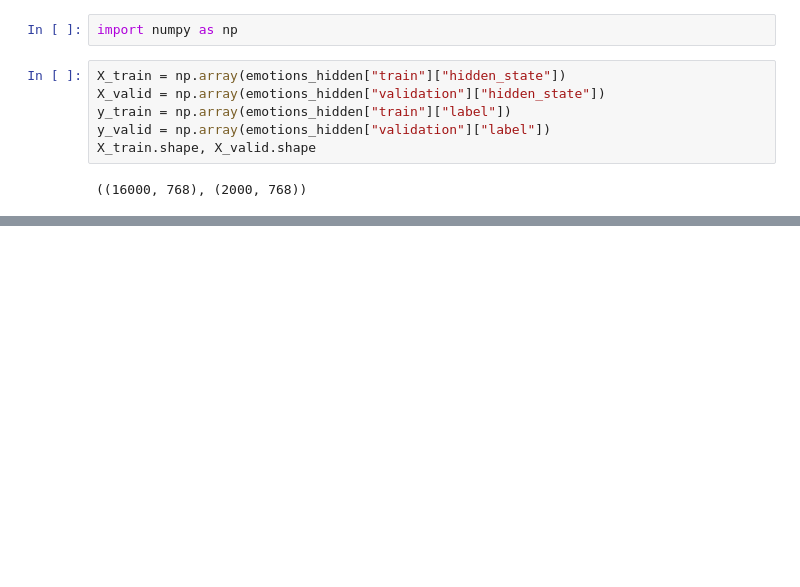
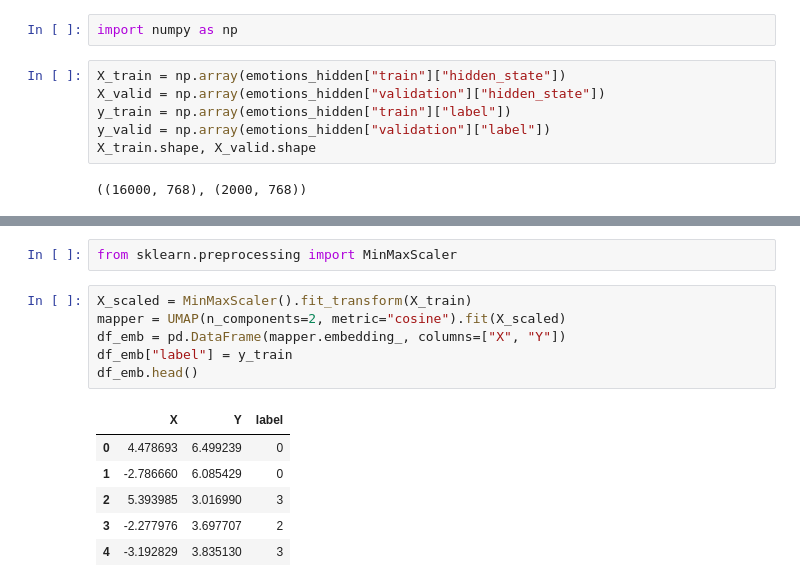
Before and after one commit to shaweiguo/fpr, a Jupyter notebook: nlp/ch02.ipynb, the cells around one changed output, grey strips where cells are left out. Saved outputs shown, nothing was run; the diff lists cells and outputs as text; blank space fills up the shorter version.

```diff
--- a/nlp/ch02.ipynb
+++ b/nlp/ch02.ipynb
@@ -411,0 +411,15 @@ SystemError: initialization of _internal failed without raising an exception
+# %%
+from sklearn.preprocessing import MinMaxScaler
+# %%
+X_scaled = MinMaxScaler().fit_transform(X_train)
+mapper = UMAP(n_components=2, metric="cosine").fit(X_scaled)
+df_emb = pd.DataFrame(mapper.embedding_, columns=["X", "Y"])
+df_emb["label"] = y_train
+df_emb.head()
+# %% [output]
+|  | X | Y | label |
+| 0 | 4.478693 | 6.499239 | 0 |
+| 1 | -2.786660 | 6.085429 | 0 |
+| 2 | 5.393985 | 3.016990 | 3 |
+| 3 | -2.277976 | 3.697707 | 2 |
+| 4 | -3.192829 | 3.835130 | 3 |
```
Also changed, not shown: parts of 20 cells of this notebook.
